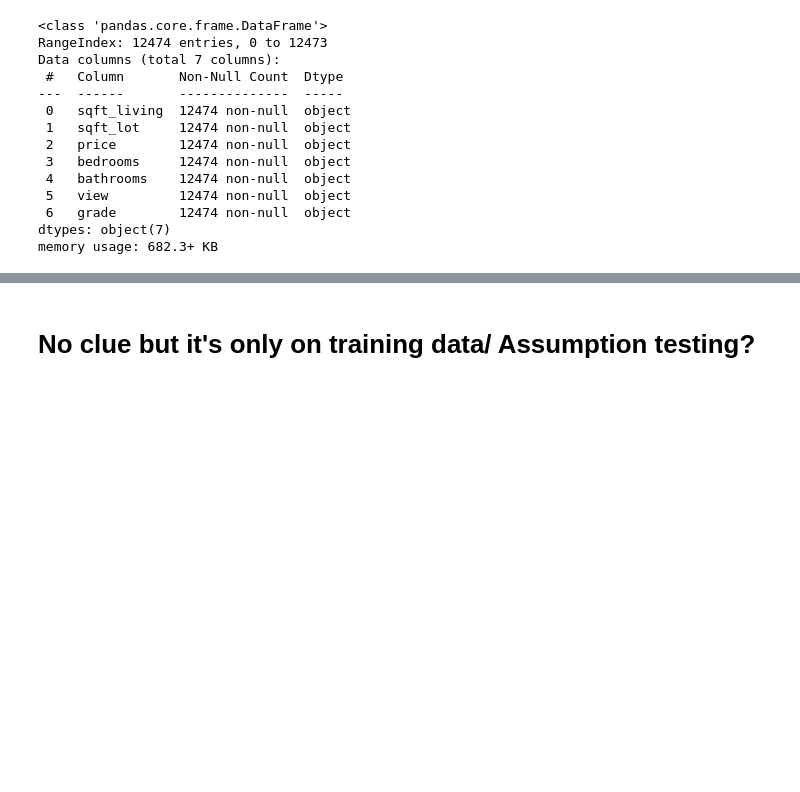
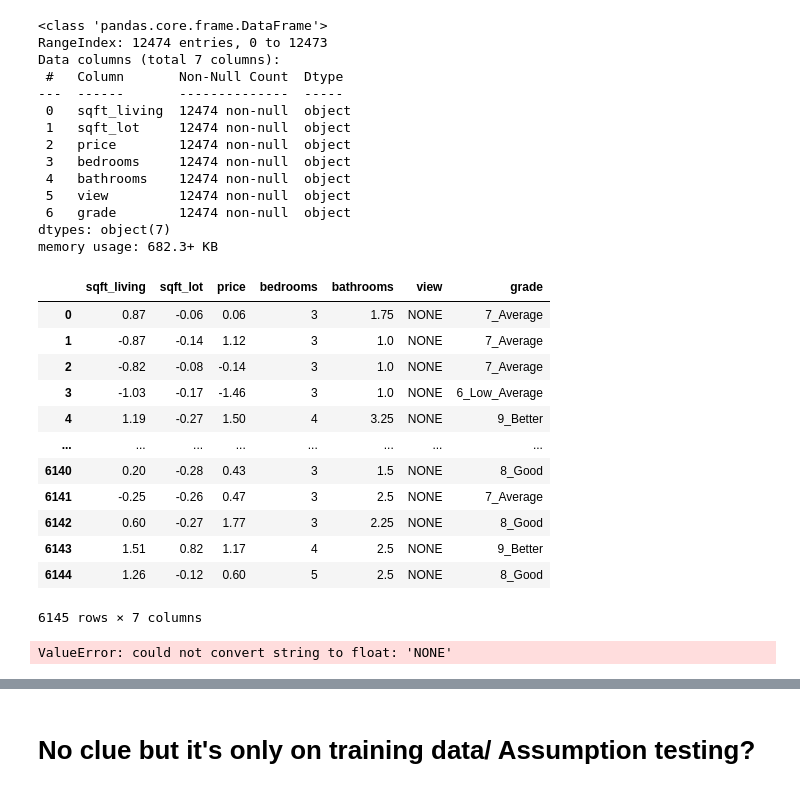
Before and after one commit to xiaohua-su/King_County_Real_Estate_Analysis, a Jupyter notebook: scratchwork_that_runs_properly.ipynb, the cells around one changed output, grey strips where cells are left out. Saved outputs shown, nothing was run; the diff lists cells and outputs as text; code cells hidden in the pictures; blank space fills up the shorter version.

```diff
--- a/scratchwork_that_runs_properly.ipynb
+++ b/scratchwork_that_runs_properly.ipynb
@@ -638,3 +638,23 @@ Data columns (total 7 columns):
  6   grade        12474 non-null  object
 dtypes: object(7)
 memory usage: 682.3+ KB
+# %%
+def method_type(df,cols,types):
+    df[cols]=df[cols].astype(types)
+    return df
+# %%
+method_type(X_test_scale,'sqft_living',float)
+# %% [output]
+|  | sqft_living | sqft_lot | price | bedrooms | bathrooms | view | grade |
+| 0 | 0.87 | -0.06 | 0.06 | 3 | 1.75 | NONE | 7_Average |
+| 1 | -0.87 | -0.14 | 1.12 | 3 | 1.0 | NONE | 7_Average |
+| 2 | -0.82 | -0.08 | -0.14 | 3 | 1.0 | NONE | 7_Average |
+| 3 | -1.03 | -0.17 | -1.46 | 3 | 1.0 | NONE | 6_Low_Average |
+| 4 | 1.19 | -0.27 | 1.50 | 4 | 3.25 | NONE | 9_Better |
+| ... | ... | ... | ... | ... | ... | ... | ... |
+| 6140 | 0.20 | -0.28 | 0.43 | 3 | 1.5 | NONE | 8_Good |
+| 6141 | -0.25 | -0.26 | 0.47 | 3 | 2.5 | NONE | 7_Average |
+| 6142 | 0.60 | -0.27 | 1.77 | 3 | 2.25 | NONE | 8_Good |
+| 6143 | 1.51 | 0.82 | 1.17 | 4 | 2.5 | NONE | 9_Better |
+| 6144 | 1.26 | -0.12 | 0.60 | 5 | 2.5 | NONE | 8_Good |
+6145 rows × 7 columns
@@ -641,3 +671,7 @@ memory usage: 682.3+ KB
+# %%
+converter(X_test_scale,column_names, float)
+# %% [output]
+ValueError: could not convert string to float: 'NONE'
 # %%
 #Convert to a function or loop
 X_test_scale.sqft_living = X_test_scale.sqft_living.astype(float)
```
Also changed, not shown: parts of 49 cells of this notebook.
